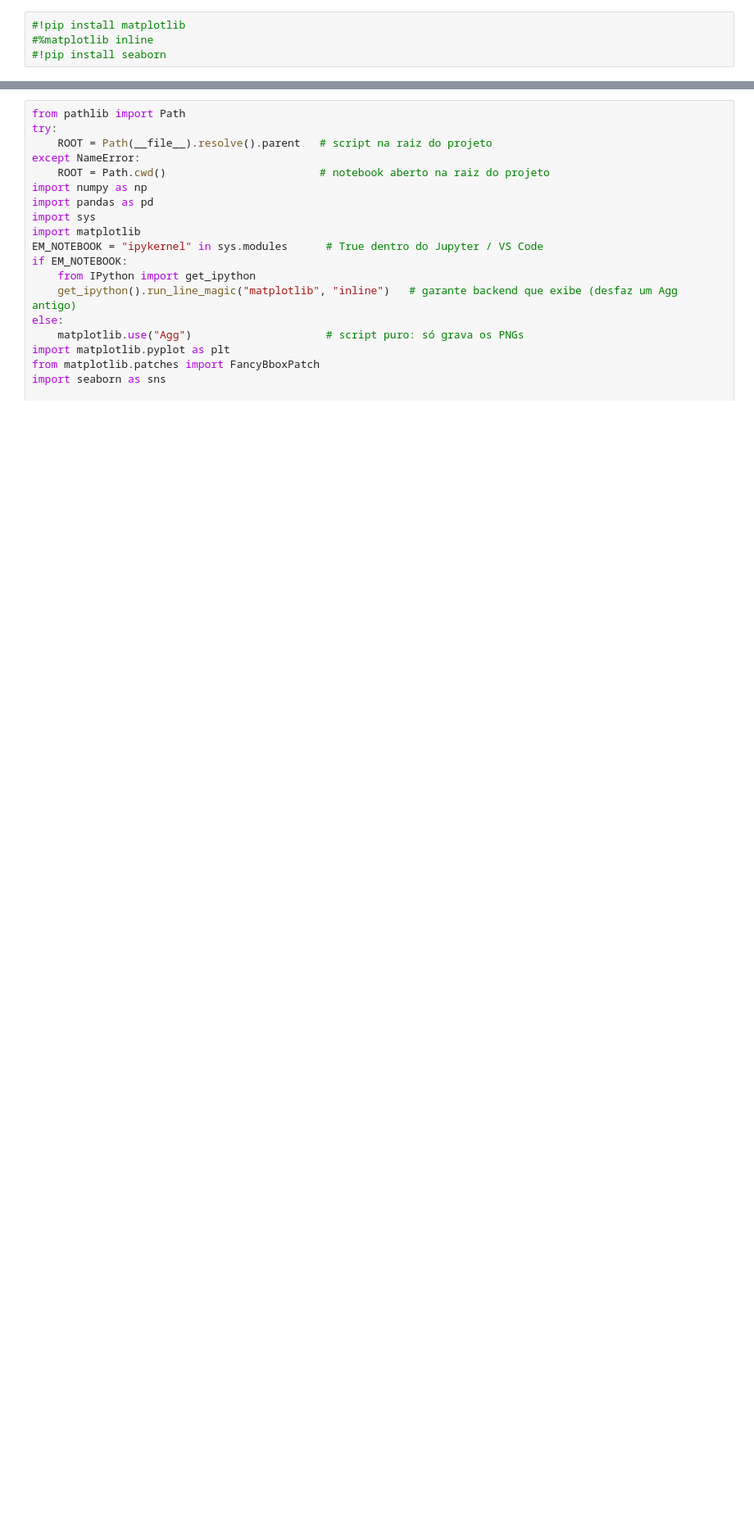
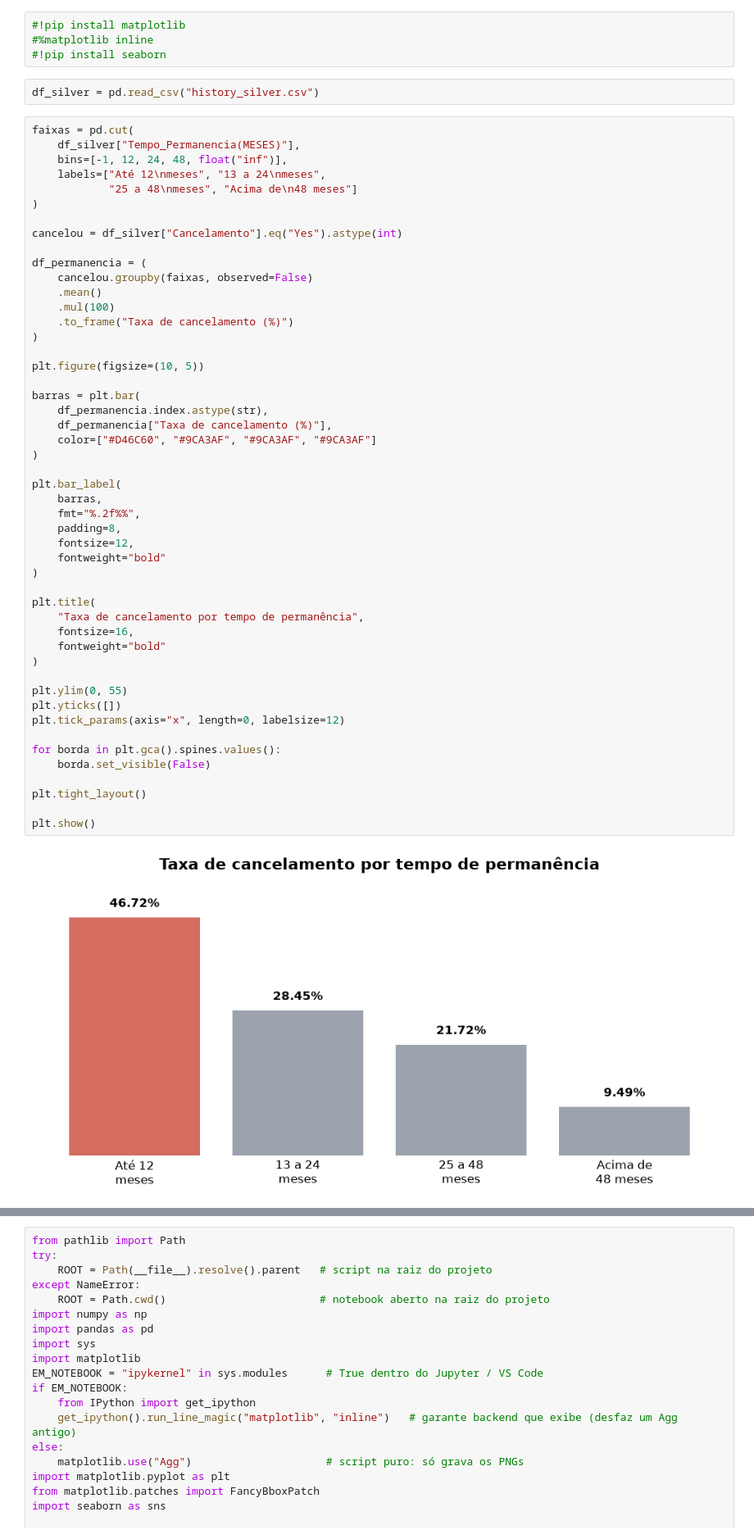
Before and after one commit to gziinx/PII2_databricks, a Jupyter notebook: 04_analise_exploratoria_gu.ipynb, the cells around one changed output, grey strips where cells are left out. Shown at 82% size. Saved outputs shown, nothing was run; the diff lists cells and outputs as text; blank space fills up the shorter version.

```diff
--- a/04_analise_exploratoria_gu.ipynb
+++ b/04_analise_exploratoria_gu.ipynb
@@ -2,3 +2,56 @@
 #!pip install matplotlib
 #%matplotlib inline
 #!pip install seaborn
+# %%
+df_silver = pd.read_csv("history_silver.csv")
+# %%
+faixas = pd.cut(
+    df_silver["Tempo_Permanencia(MESES)"],
+    bins=[-1, 12, 24, 48, float("inf")],
+    labels=["Até 12\nmeses", "13 a 24\nmeses",
+            "25 a 48\nmeses", "Acima de\n48 meses"]
+)
+
+cancelou = df_silver["Cancelamento"].eq("Yes").astype(int)
+
+df_permanencia = (
+    cancelou.groupby(faixas, observed=False)
+    .mean()
+    .mul(100)
+    .to_frame("Taxa de cancelamento (%)")
+)
+
+plt.figure(figsize=(10, 5))
+
+barras = plt.bar(
+    df_permanencia.index.astype(str),
+    df_permanencia["Taxa de cancelamento (%)"],
+    color=["#D46C60", "#9CA3AF", "#9CA3AF", "#9CA3AF"]
+)
+
+plt.bar_label(
+    barras,
+    fmt="%.2f%%",
+    padding=8,
+    fontsize=12,
+    fontweight="bold"
+)
+
+plt.title(
+    "Taxa de cancelamento por tempo de permanência",
+    fontsize=16,
+    fontweight="bold"
+)
+
+plt.ylim(0, 55)
+plt.yticks([])
+plt.tick_params(axis="x", length=0, labelsize=12)
+
+for borda in plt.gca().spines.values():
+    borda.set_visible(False)
+
+plt.tight_layout()
+
+plt.show()
+# %% [output]
+[figure, added]
```
Also changed, not shown: parts of 3 cells of this notebook, 5 other files.
